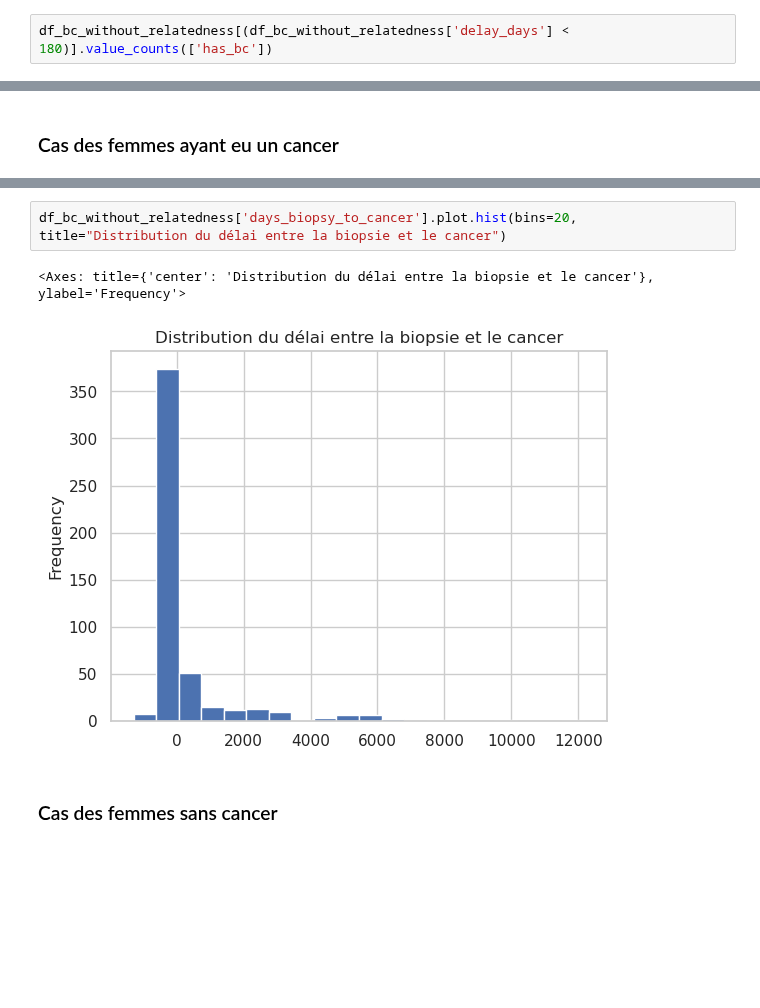
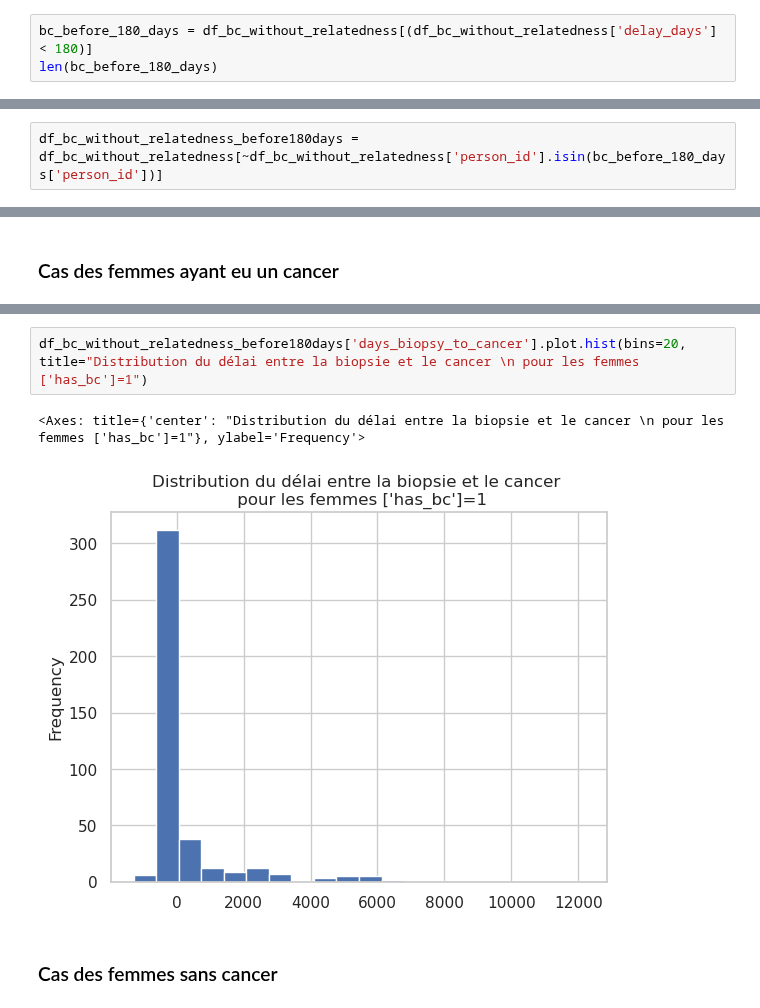
Before and after one commit to RR-DataSciences/Multi-trait-GWAS-in-admixed-populations, a Jupyter notebook: notebooks/54_Breast_Cancer_WITHIN_5Y_DataSelectionAndFiltering.ipynb, the cells around one changed output, grey strips where cells are left out. Saved outputs shown, nothing was run; the diff lists cells and outputs as text; blank space fills up the shorter version.

Commit message:
Traitement des informations de biopsies dans le notebook 54. Il semble y avoir une erreure dans la gestion des variables délais !

```diff
--- a/notebooks/54_Breast_Cancer_WITHIN_5Y_DataSelectionAndFiltering.ipynb
+++ b/notebooks/54_Breast_Cancer_WITHIN_5Y_DataSelectionAndFiltering.ipynb
@@ -303,5 +303,6 @@ Name: count, dtype: int64
 # %% [markdown]
 ## Nombre de femme indépendante ayant eu un cancer du sein durant les 180 jours après la date d'inclusion
 # %%
-df_bc_without_relatedness[(df_bc_without_relatedness['delay_days'] < 180)].value_counts(['has_bc'])
+bc_before_180_days = df_bc_without_relatedness[(df_bc_without_relatedness['delay_days'] < 180)]
+len(bc_before_180_days)
 # %% [output]
@@ -312,0 +312,2 @@ Name: count, dtype: int64
+# %%
+df_bc_without_relatedness_before180days = df_bc_without_relatedness[~df_bc_without_relatedness['person_id'].isin(bc_before_180_days['person_id'])]
@@ -352,7 +385,7 @@ print(f"{nb_biopsy_with_cancer_ko} biopsies n'entrent pas dans les critères ép
 # %%
-df_bc_without_relatedness['days_biopsy_to_cancer'].plot.hist(bins=20, title="Distribution du délai entre la biopsie et le cancer")
+df_bc_without_relatedness_before180days['days_biopsy_to_cancer'].plot.hist(bins=20, title="Distribution du délai entre la biopsie et le cancer \n pour les femmes ['has_bc']=1")
 # %% [output]
-<Axes: title={'center': 'Distribution du délai entre la biopsie et le cancer'}, ylabel='Frequency'>
+<Axes: title={'center': "Distribution du délai entre la biopsie et le cancer \n pour les femmes ['has_bc']=1"}, ylabel='Frequency'>
-[figure, old version]
+[figure, new version]
 # %% [markdown]
 ### Cas des femmes sans cancer
```
Also changed, not shown: parts of 32 cells of this notebook, 1 other file.
